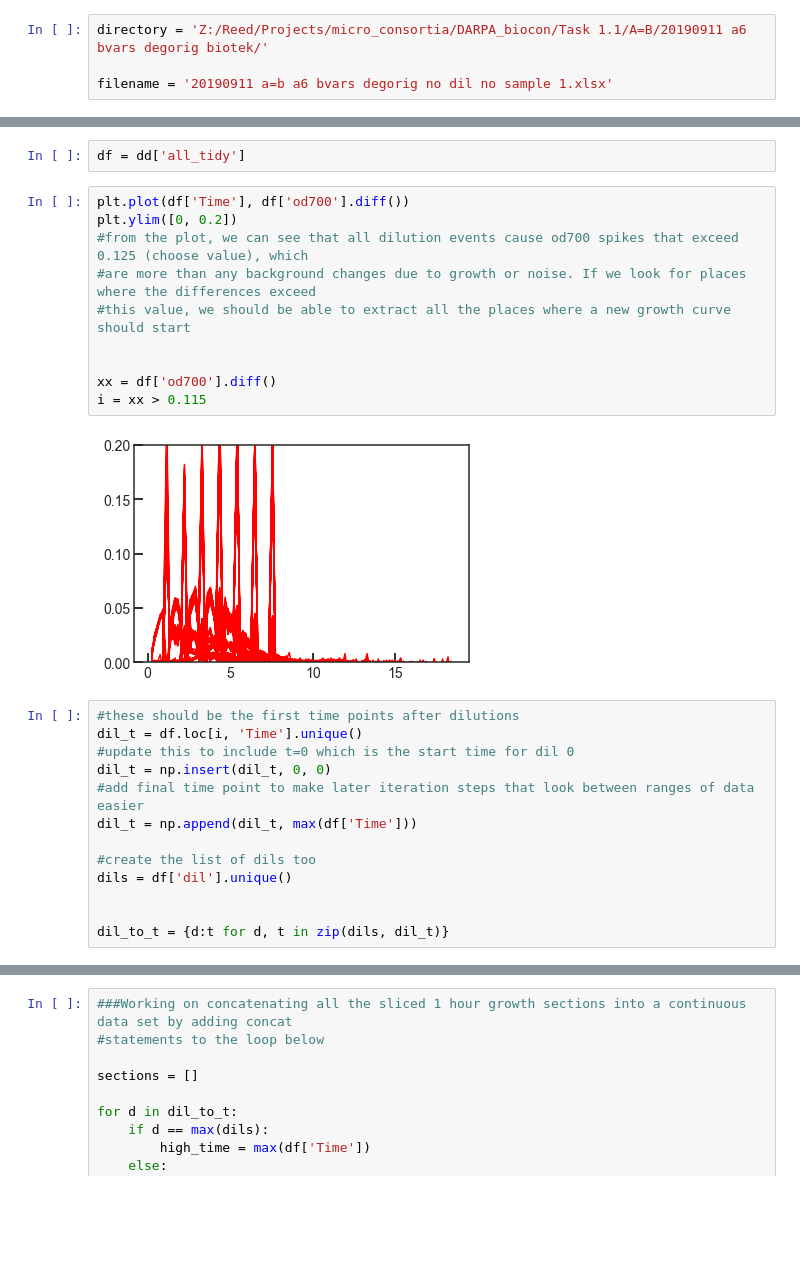
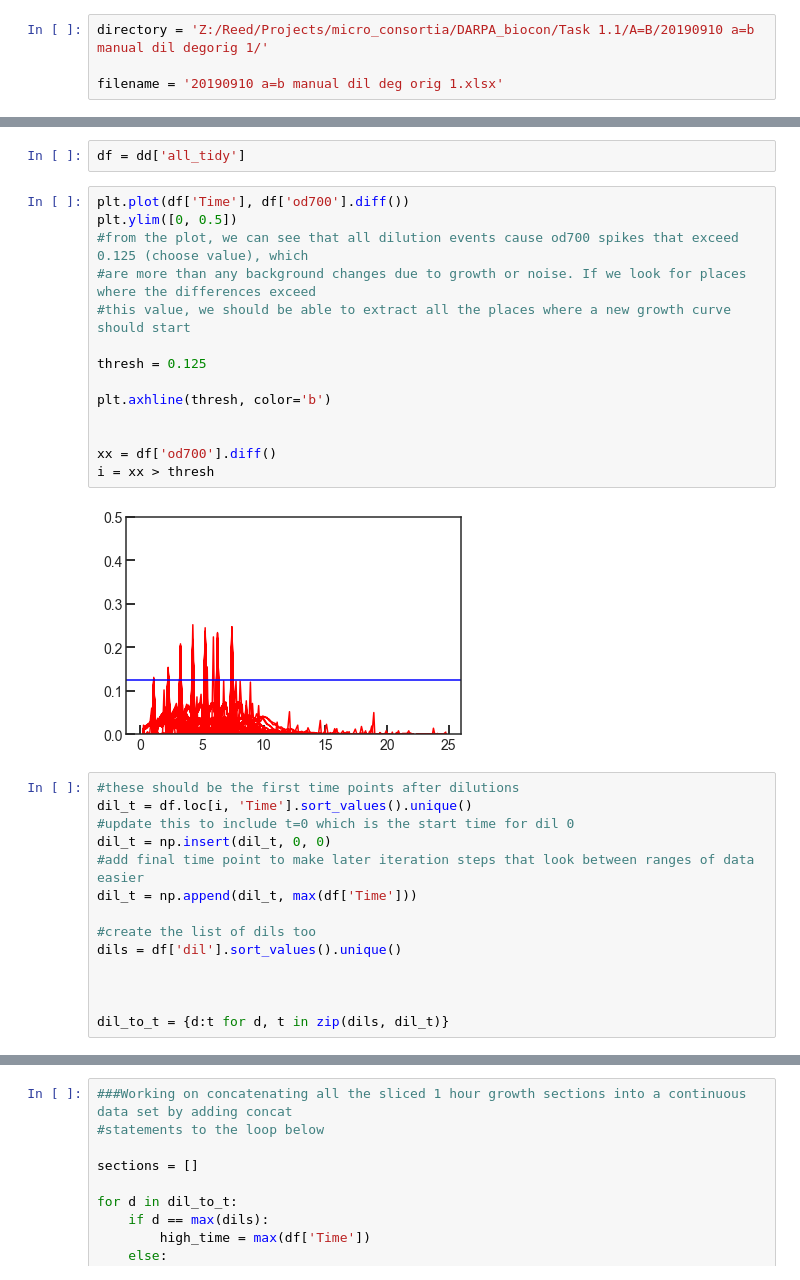
Before and after one commit to geezerbriefs/xpspython, a Jupyter notebook: biotek/analyze A=B biotek data.ipynb, the cells around one changed output, grey strips where cells are left out. Cells and saved outputs as stored; diff of their text form; blank space fills up the shorter version.

```diff
--- a/biotek/analyze A=B biotek data.ipynb
+++ b/biotek/analyze A=B biotek data.ipynb
@@ -51,9 +51,9 @@ mpl.rc('figure', figsize=(9,8))
 # %% [markdown]
 ## Get data
 # %%
-directory = 'Z:/Reed/Projects/micro_consortia/DARPA_biocon/Task 1.1/A=B/20190911 a6 bvars degorig biotek/'
+directory = 'Z:/Reed/Projects/micro_consortia/DARPA_biocon/Task 1.1/A=B/20190910 a=b manual dil degorig 1/'
 
-filename = '20190911 a=b a6 bvars degorig no dil no sample 1.xlsx'
+filename = '20190910 a=b manual dil deg orig 1.xlsx'
 # %%
 dd = pd.read_excel(directory + filename, sheet_name=None)
 
@@ -145,26 +145,31 @@ dense_n.to_csv(directory + 'dense_odnorm.csv', index=False)
 df = dd['all_tidy']
 # %%
 plt.plot(df['Time'], df['od700'].diff())
-plt.ylim([0, 0.2])
+plt.ylim([0, 0.5])
 #from the plot, we can see that all dilution events cause od700 spikes that exceed 0.125 (choose value), which
 #are more than any background changes due to growth or noise. If we look for places where the differences exceed
 #this value, we should be able to extract all the places where a new growth curve should start
 
+thresh = 0.125
+
+plt.axhline(thresh, color='b')
+
 
 xx = df['od700'].diff()
-i = xx > 0.115
+i = xx > thresh
 # %% [output]
-[figure, old version]
+[figure, new version]
 # %%
 #these should be the first time points after dilutions
-dil_t = df.loc[i, 'Time'].unique()
+dil_t = df.loc[i, 'Time'].sort_values().unique()
 #update this to include t=0 which is the start time for dil 0
 dil_t = np.insert(dil_t, 0, 0)
 #add final time point to make later iteration steps that look between ranges of data easier
 dil_t = np.append(dil_t, max(df['Time']))
 
 #create the list of dils too
-dils = df['dil'].unique()
+dils = df['dil'].sort_values().unique()
+
 
 
 dil_to_t = {d:t for d, t in zip(dils, dil_t)}
```
Also changed, not shown: parts of 15 cells of this notebook, 1 other file.
